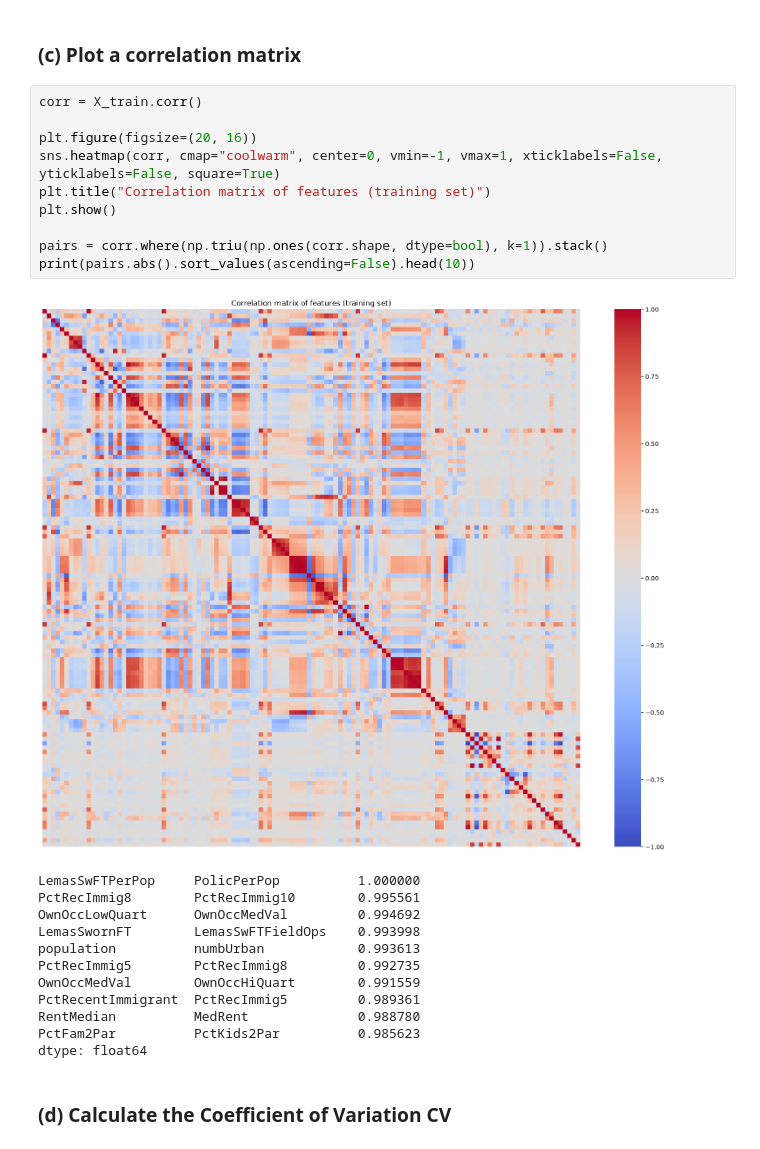
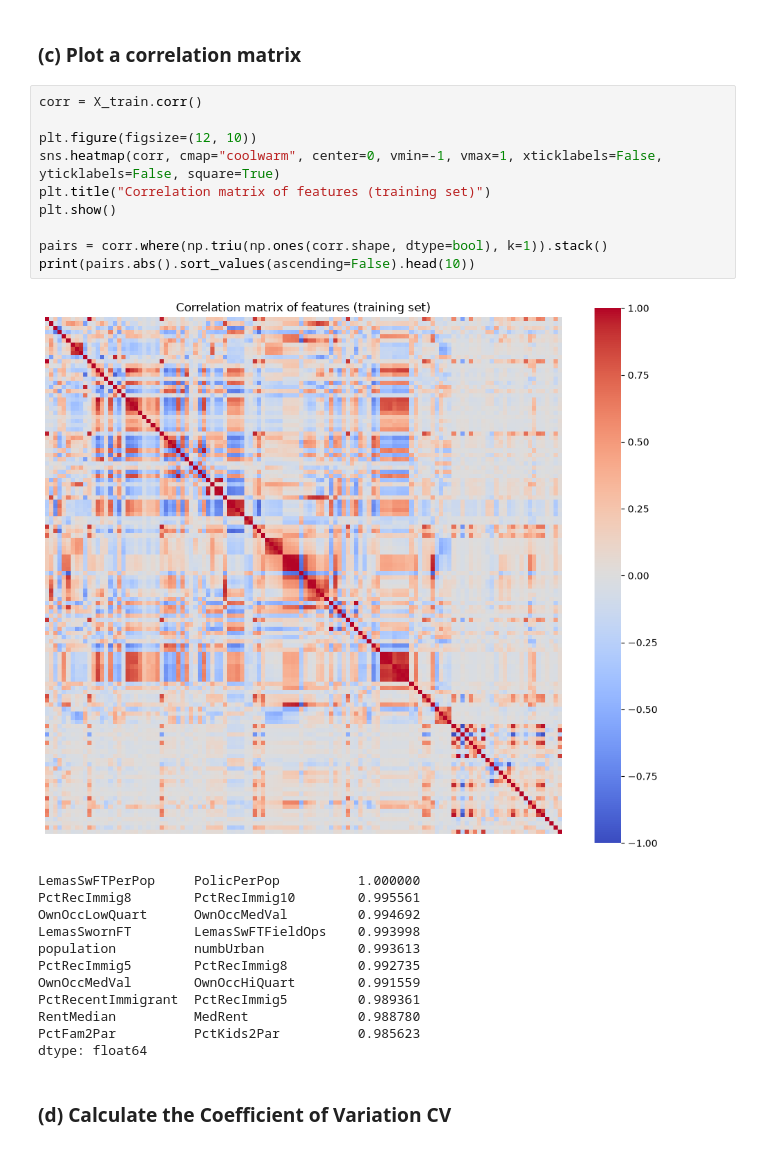
Before and after one commit to baked-potatoes/dsci552, a Jupyter notebook: hw5/notebook/bagai_sanchit_HW5.ipynb, the cells around one changed output. Saved outputs shown, nothing was run; the diff lists cells and outputs as text.

```diff
--- a/hw5/notebook/bagai_sanchit_HW5.ipynb
+++ b/hw5/notebook/bagai_sanchit_HW5.ipynb
@@ -335,15 +328,15 @@ Remaining NaNs: 0 0
 # %%
 corr = X_train.corr()
 
-plt.figure(figsize=(20, 16))
+plt.figure(figsize=(12, 10))
 sns.heatmap(corr, cmap="coolwarm", center=0, vmin=-1, vmax=1, xticklabels=False, yticklabels=False, square=True)
 plt.title("Correlation matrix of features (training set)")
 plt.show()
 
 pairs = corr.where(np.triu(np.ones(corr.shape, dtype=bool), k=1)).stack()
 print(pairs.abs().sort_values(ascending=False).head(10))
 # %% [output]
-[figure, old version]
+[figure, new version]
 LemasSwFTPerPop     PolicPerPop          1.000000
 PctRecImmig8        PctRecImmig10        0.995561
 OwnOccLowQuart      OwnOccMedVal         0.994692
```
Also changed, not shown: parts of 6 cells of this notebook.
